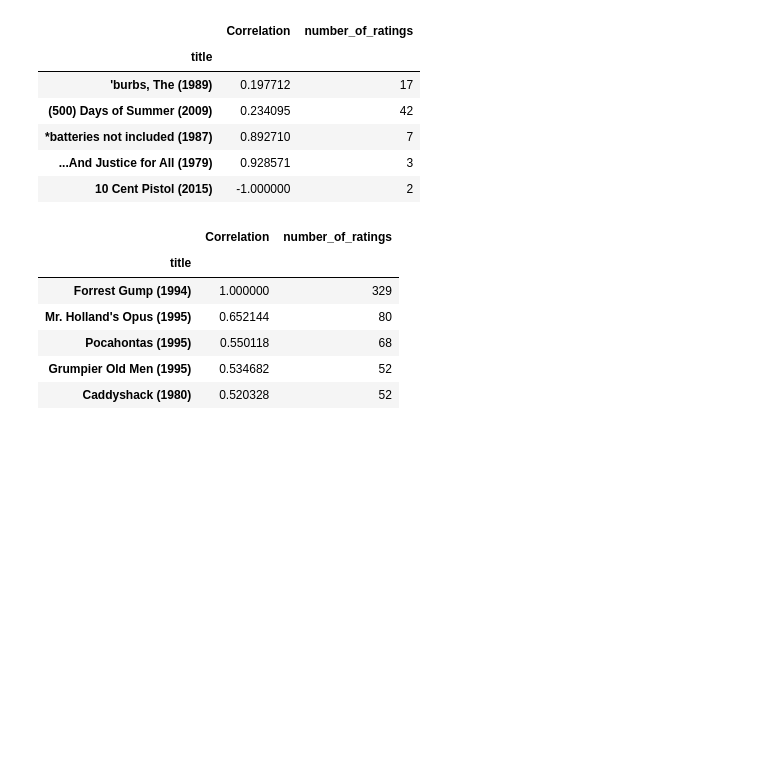
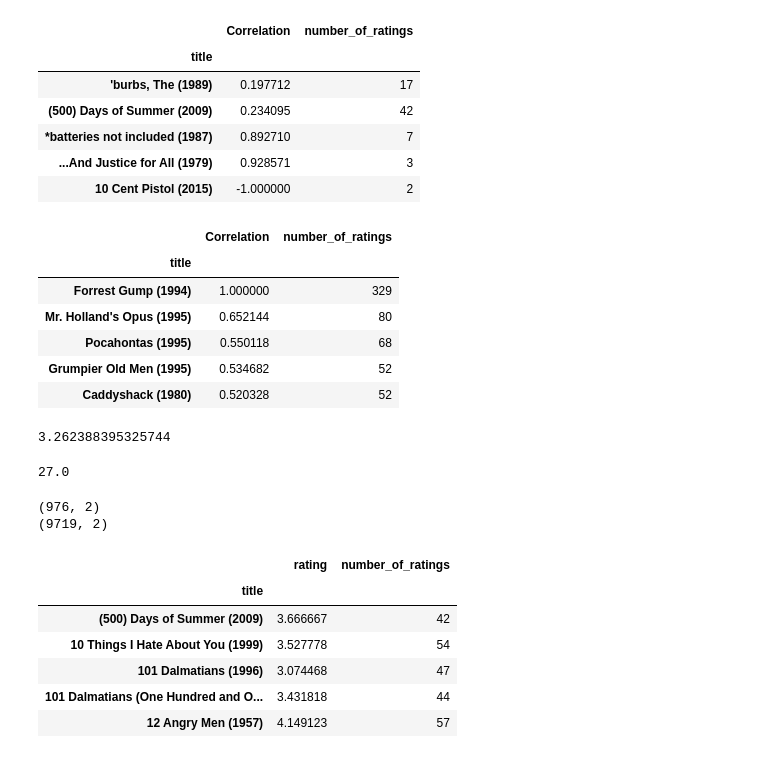
Before and after one commit to zerotropism/recommendation_system, a Jupyter notebook: recosys.ipynb, the cells around one changed output. Drawn from its saved outputs; the diff is of its cells as text; code cells hidden in the pictures; blank space fills up the shorter version.

```diff
--- a/recosys.ipynb
+++ b/recosys.ipynb
@@ -203,3 +203,34 @@ corr_forrest_gump[corr_forrest_gump['number_of_ratings']>50].sort_values('Correl
 | Pocahontas (1995) | 0.550118 | 68 |
 | Grumpier Old Men (1995) | 0.534682 | 52 |
 | Caddyshack (1980) | 0.520328 | 52 |
+# %%
+# creating global score
+
+c = rated['rating'].mean()
+c
+# %% [output]
+3.262388395325744
+# %%
+# required minimum number of ratings
+
+m = rated['number_of_ratings'].quantile(0.90)
+m
+# %% [output]
+27.0
+# %%
+# identify qualified movies
+
+q_movies = rated.copy().loc[rated['number_of_ratings'] >= m]
+print(q_movies.shape)
+print(rated.shape)
+q_movies.head()
+# %% [output]
+(976, 2)
+(9719, 2)
+|  | rating | number_of_ratings |
+| title |  |  |
+| (500) Days of Summer (2009) | 3.666667 | 42 |
+| 10 Things I Hate About You (1999) | 3.527778 | 54 |
+| 101 Dalmatians (1996) | 3.074468 | 47 |
+| 101 Dalmatians (One Hundred and O... | 3.431818 | 44 |
+| 12 Angry Men (1957) | 4.149123 | 57 |
```
Also changed, not shown: parts of 5 cells of this notebook, 2 other files.
